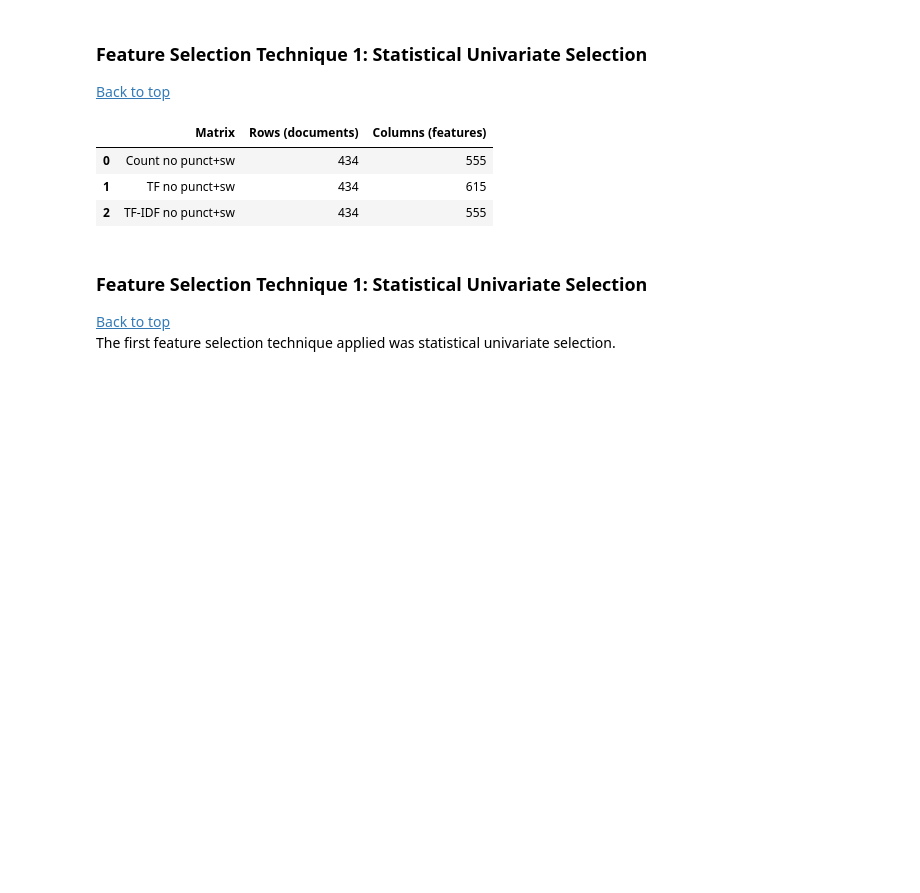
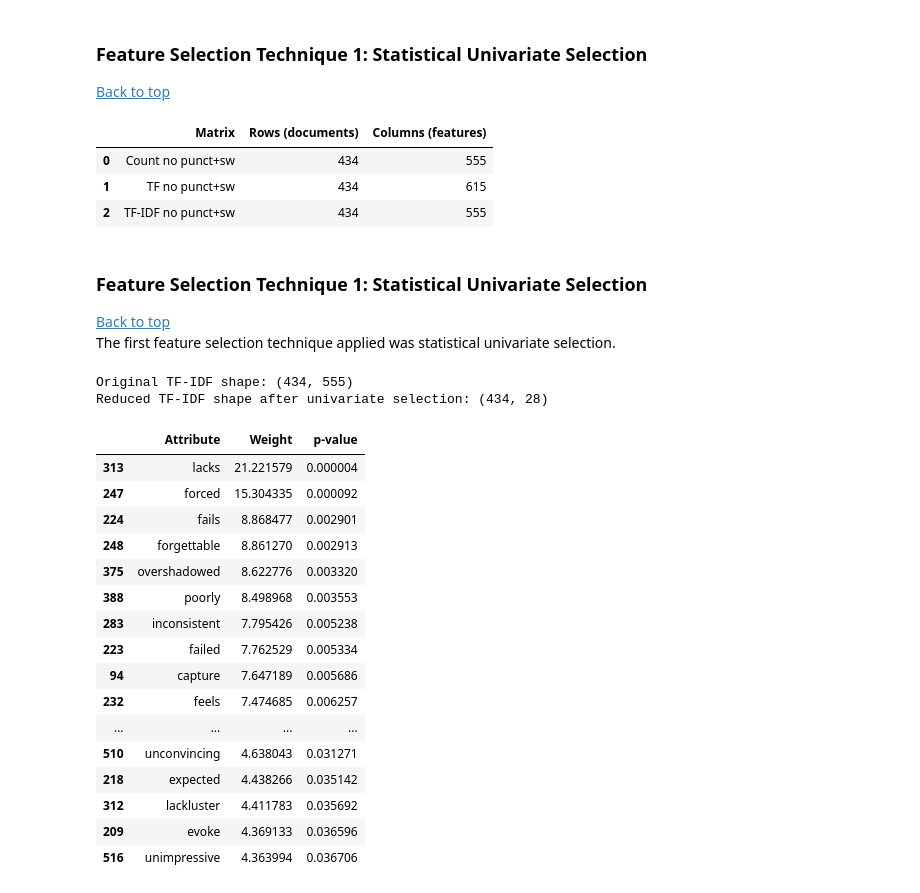
Before and after one commit to Sib26-cyber/TextAnalysis-assignment, a Jupyter notebook: Report_HPR.ipynb, the cells around one changed output. Cells and saved outputs as stored; diff of their text form; code cells hidden in the pictures; blank space fills up the shorter version.

```diff
--- a/Report_HPR.ipynb
+++ b/Report_HPR.ipynb
@@ -875,3 +875,37 @@ stopword_dims
 The first feature selection technique applied was statistical univariate selection.
 # %%
 from sklearn.feature_selection import chi2
+# %%
+fs1_scores, tfidf_fs1 = tmu.stat_univariate_fs(
+    X=tfidf_no_punct_sw,
+    y=y,
+    weight_method=chi2,
+    selection_method='fpr',
+    param=0.05
+)
+
+print("Original TF-IDF shape:", tfidf_no_punct_sw.shape)
+print("Reduced TF-IDF shape after univariate selection:", tfidf_fs1.shape)
+# %% [output]
+Original TF-IDF shape: (434, 555)
+Reduced TF-IDF shape after univariate selection: (434, 28)
+# %%
+fs1_scores.sort_values(by="Weight", ascending=False).head(20)
+# %% [output]
+|  | Attribute | Weight | p-value |
+| 313 | lacks | 21.221579 | 0.000004 |
+| 247 | forced | 15.304335 | 0.000092 |
+| 224 | fails | 8.868477 | 0.002901 |
+| 248 | forgettable | 8.861270 | 0.002913 |
+| 375 | overshadowed | 8.622776 | 0.003320 |
+| 388 | poorly | 8.498968 | 0.003553 |
+| 283 | inconsistent | 7.795426 | 0.005238 |
+| 223 | failed | 7.762529 | 0.005334 |
+| 94 | capture | 7.647189 | 0.005686 |
+| 232 | feels | 7.474685 | 0.006257 |
+| ... | ... | ... | ... |
+| 510 | unconvincing | 4.638043 | 0.031271 |
+| 218 | expected | 4.438266 | 0.035142 |
+| 312 | lackluster | 4.411783 | 0.035692 |
+| 209 | evoke | 4.369133 | 0.036596 |
+| 516 | unimpressive | 4.363994 | 0.036706 |
```
Also changed, not shown: parts of 21 cells of this notebook.
